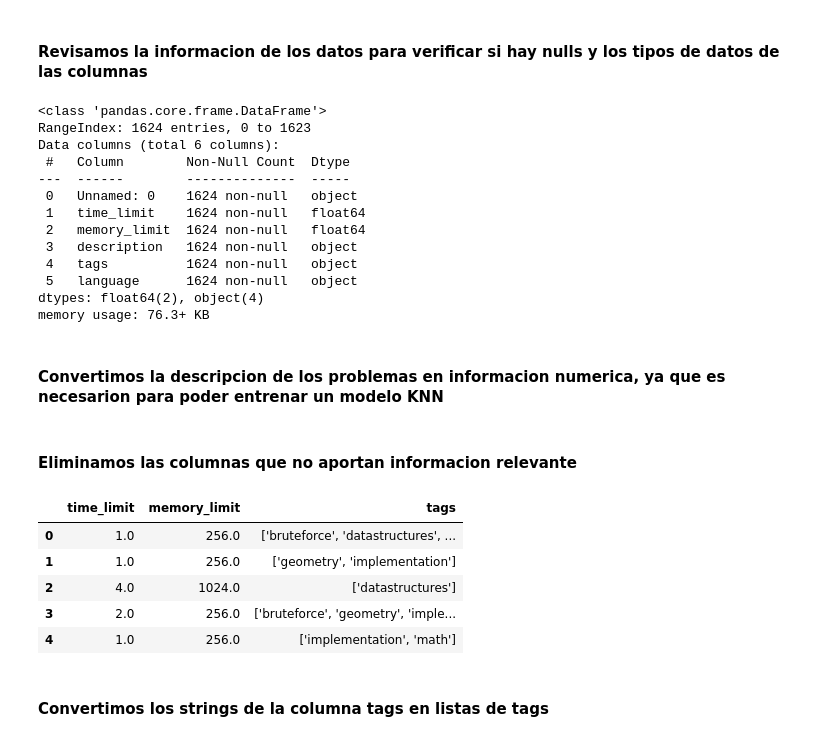
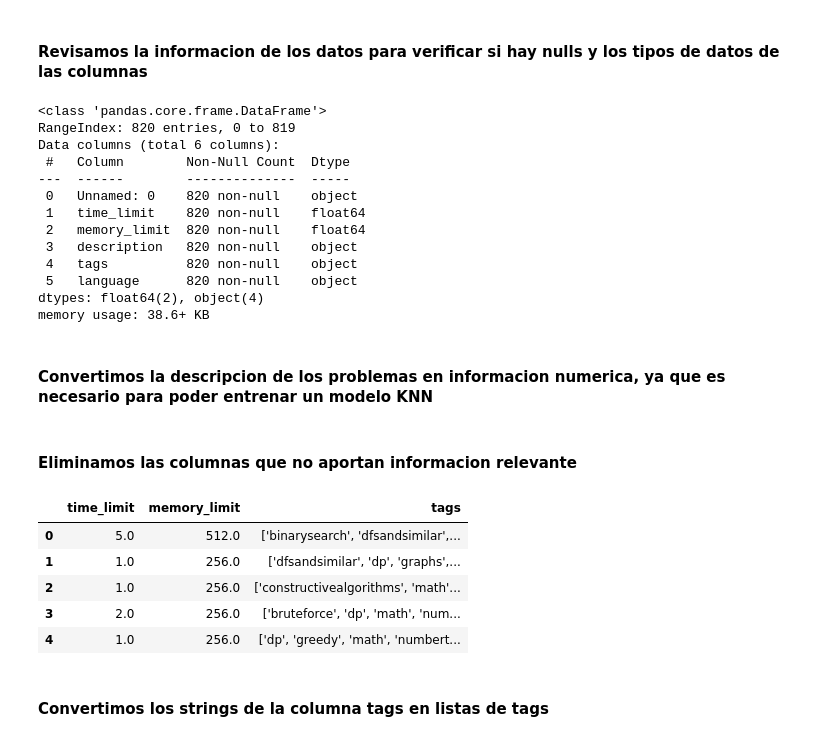
Before and after one commit to ARJ-Code/codeforce-tag-predictor, a Jupyter notebook: src/knn_model/knn.ipynb, the cells around one changed output. Cells and saved outputs as stored; diff of their text form; code cells hidden in the pictures.

```diff
--- a/src/knn_model/knn.ipynb
+++ b/src/knn_model/knn.ipynb
@@ -26,0 +17,5 @@ data.head()
+# %%
+train_data = pd.read_csv('../../data/train.csv')
+validation_data = pd.read_csv('../../data/validation.csv')
+test_data = pd.read_csv('../../data/test.csv')
+train_data.head()
@@ -29,22 +31,22 @@ data.head()
 # %% [markdown]
 #### Revisamos la informacion de los datos para verificar si hay nulls y los tipos de datos de las columnas
 # %%
-data.info()
+train_data.info()
 # %% [output]
 <class 'pandas.core.frame.DataFrame'>
-RangeIndex: 1624 entries, 0 to 1623
+RangeIndex: 820 entries, 0 to 819
 Data columns (total 6 columns):
  #   Column        Non-Null Count  Dtype
 ---  ------        --------------  -----
- 0   Unnamed: 0    1624 non-null   object
- 1   time_limit    1624 non-null   float64
- 2   memory_limit  1624 non-null   float64
- 3   description   1624 non-null   object
- 4   tags          1624 non-null   object
- 5   language      1624 non-null   object
+ 0   Unnamed: 0    820 non-null    object
+ 1   time_limit    820 non-null    float64
+ 2   memory_limit  820 non-null    float64
+ 3   description   820 non-null    object
+ 4   tags          820 non-null    object
+ 5   language      820 non-null    object
 dtypes: float64(2), object(4)
-memory usage: 76.3+ KB
+memory usage: 38.6+ KB
 # %% [markdown]
-#### Convertimos la descripcion de los problemas en informacion numerica, ya que es necesarion para poder entrenar un modelo KNN
+#### Convertimos la descripcion de los problemas en informacion numerica, ya que es necesario para poder entrenar un modelo KNN
 # %%
 vectorizer = TfidfVectorizer()
@@ -54,6 +66,6 @@ tfidf_df = pd.DataFrame(tfidf_matrix.toarray(), columns=vectorizer.get_feature_n
 # %% [markdown]
 #### Eliminamos las columnas que no aportan informacion relevante
 # %%
-data.drop(columns=['description'], inplace=True)
-data.drop(columns=['Unnamed: 0'], inplace=True)
-data.drop(columns=['language'], inplace=True)
+train_data.drop(columns=['description'], inplace=True)
+train_data.drop(columns=['Unnamed: 0'], inplace=True)
+train_data.drop(columns=['language'], inplace=True)
@@ -60,12 +80,12 @@ data.drop(columns=['language'], inplace=True)
 # %%
-data.head()
+train_data.head()
 # %% [output]
 |  | time_limit | memory_limit | tags |
-| 0 | 1.0 | 256.0 | ['bruteforce', 'datastructures', ... |
-| 1 | 1.0 | 256.0 | ['geometry', 'implementation'] |
-| 2 | 4.0 | 1024.0 | ['datastructures'] |
-| 3 | 2.0 | 256.0 | ['bruteforce', 'geometry', 'imple... |
-| 4 | 1.0 | 256.0 | ['implementation', 'math'] |
+| 0 | 5.0 | 512.0 | ['binarysearch', 'dfsandsimilar',... |
+| 1 | 1.0 | 256.0 | ['dfsandsimilar', 'dp', 'graphs',... |
+| 2 | 1.0 | 256.0 | ['constructivealgorithms', 'math'... |
+| 3 | 2.0 | 256.0 | ['bruteforce', 'dp', 'math', 'num... |
+| 4 | 1.0 | 256.0 | ['dp', 'greedy', 'math', 'numbert... |
 # %% [markdown]
 #### Convertimos los strings de la columna tags en listas de tags
 # %%
```
Also changed, not shown: parts of 28 cells of this notebook, 1 other file.
